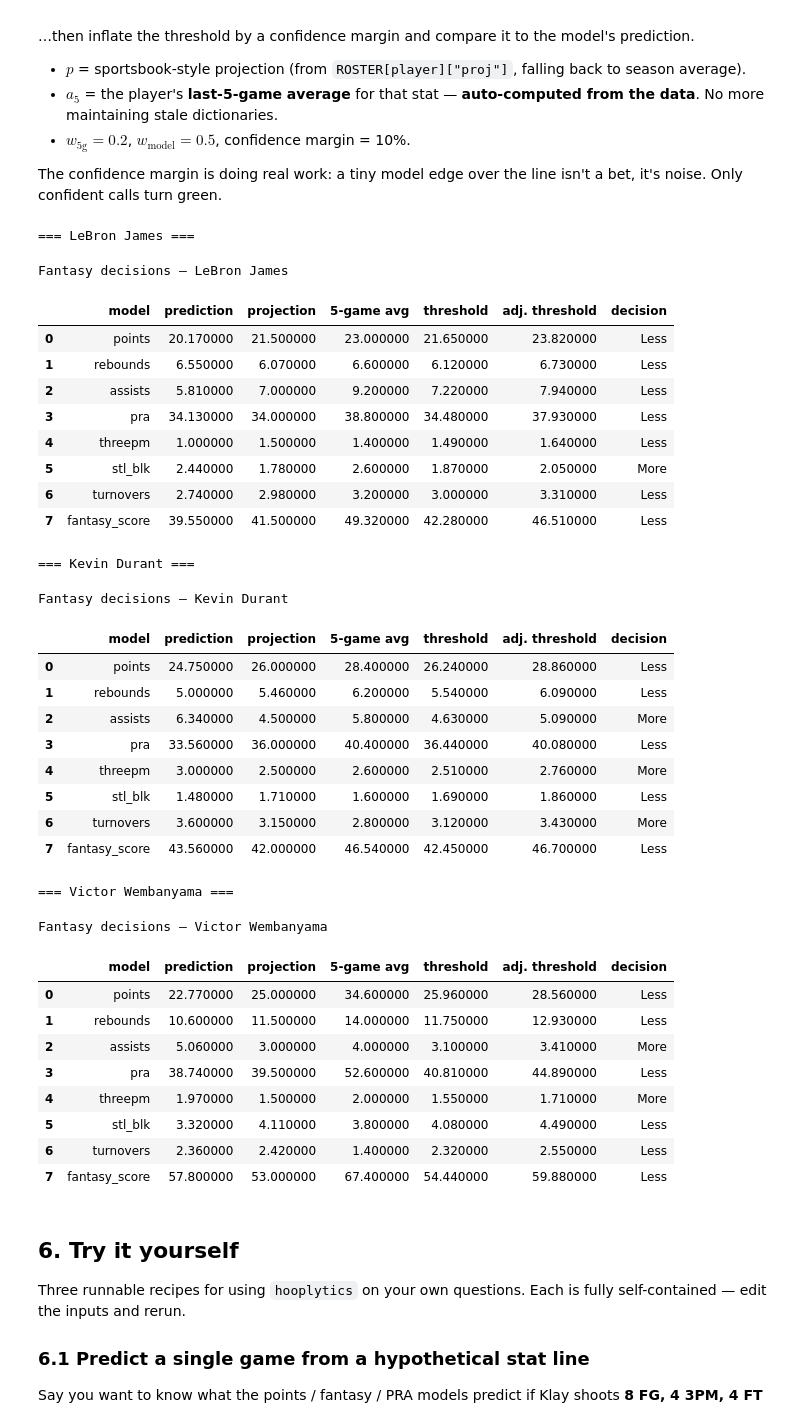
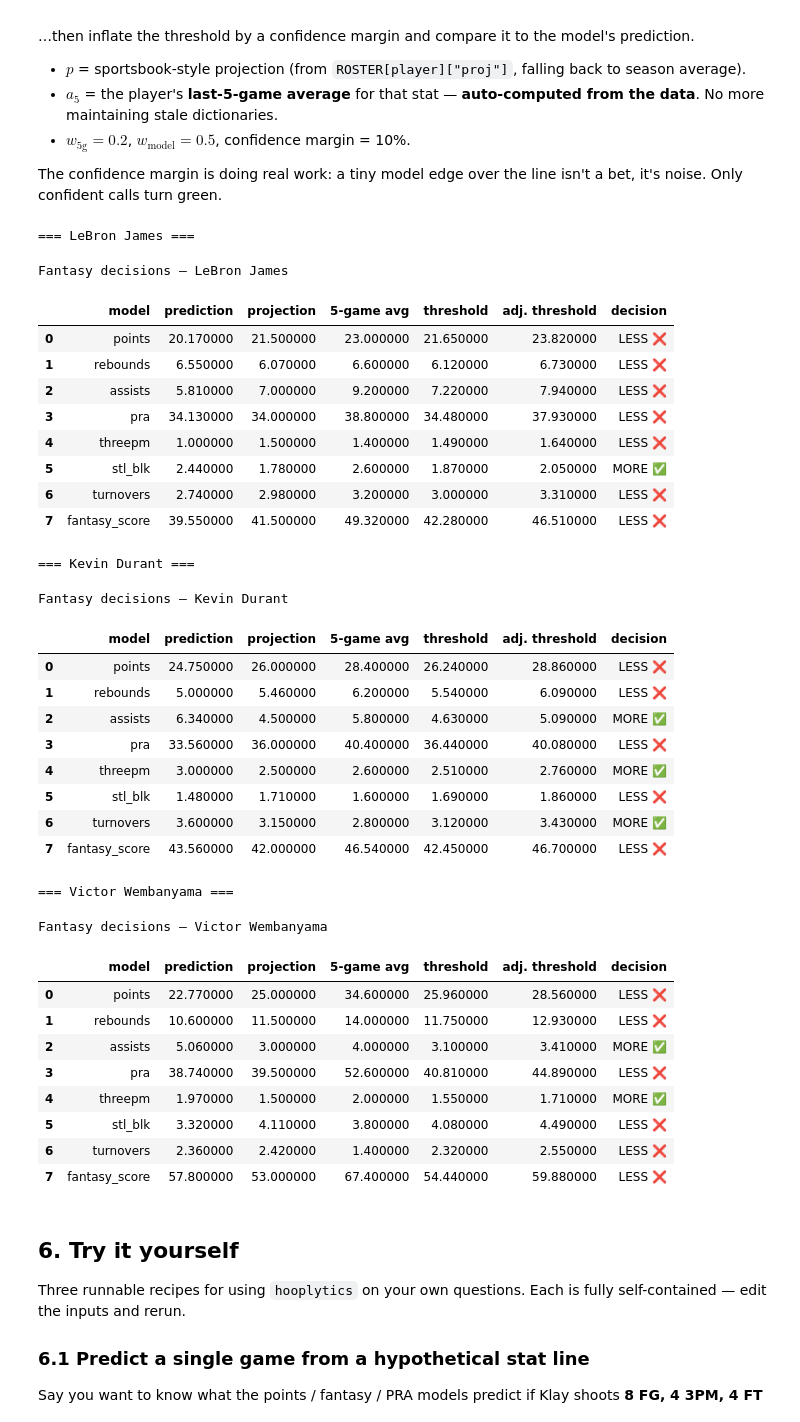
Before and after one commit to texasbe2trill/hooplytics, a Jupyter notebook: hooplytics.ipynb, the cells around one changed output. Saved outputs shown, nothing was run; the diff lists cells and outputs as text; code cells hidden in the pictures.

```diff
--- a/hooplytics.ipynb
+++ b/hooplytics.ipynb
@@ -438,7 +617,10 @@ MODEL_SPECS: dict[str, dict] = {
 }
 
 ALL_COLS = sorted({c for spec in MODEL_SPECS.values() for c in [*spec["features"], spec["target"]]})
-modeling_df = player_data[["player", *ALL_COLS]].dropna().reset_index(drop=True)
+# Carry game_date and MATCHUP through as non-feature metadata so the predicted-vs-actual
+# hover tooltips can identify which specific game each dot corresponds to.
+META_COLS = [c for c in ("game_date", "MATCHUP") if c in player_data.columns]
+modeling_df = player_data[["player", *META_COLS, *ALL_COLS]].dropna(subset=ALL_COLS).reset_index(drop=True)
 
 train_df, test_df = train_test_split(modeling_df, test_size=0.2, random_state=123)
 print(f"Train: {len(train_df):,}  |  Test: {len(test_df):,}")
@@ -676,65 +978,65 @@ def fantasy_decisions(
         five = float(five_game.get(model_name, np.nan))
 
         weighted = (weight_5_game * five + (1 - weight_5_game) * projection) if not np.isnan(five) else projection
         final_threshold = float(projection + weight_model * (weighted - projection))
         adjusted = float(final_threshold * (1 + confidence_margin))
-        decision = "More" if prediction > adjusted else "Less"
+        decision = "MORE ✅" if prediction > adjusted else "LESS ❌"
 
         out.append({
             "model": model_name,
             "prediction": round(prediction, 2),
             "projection": round(projection, 2),
             "5-game avg": round(five, 2) if not np.isnan(five) else None,
             "threshold": round(final_threshold, 2),
             "adj. threshold": round(adjusted, 2),
             "decision": decision,
         })
     return pd.DataFrame(out)
 
 
 for player in PLAYERS:
     print(f"\n=== {player} ===")
     table = fantasy_decisions(player)
     display(  # noqa: F821 — provided by IPython
         table.style.apply(
-            lambda r: ["background-color:#d4f4dd" if r["decision"] == "More" else "background-color:#fde2e1"] * len(r),
+            lambda r: ["background-color:#d4f4dd" if r["decision"].startswith("MORE") else "background-color:#fde2e1"] * len(r),
             axis=1,
         ).set_caption(f"Fantasy decisions — {player}")
     )
 # %% [output]
 === LeBron James ===
 Fantasy decisions — LeBron James
 |  | model | prediction | projection | 5-game avg | threshold | adj. threshold | decision |
-| 0 | points | 20.170000 | 21.500000 | 23.000000 | 21.650000 | 23.820000 | Less |
-| 1 | rebounds | 6.550000 | 6.070000 | 6.600000 | 6.120000 | 6.730000 | Less |
-| 2 | assists | 5.810000 | 7.000000 | 9.200000 | 7.220000 | 7.940000 | Less |
-| 3 | pra | 34.130000 | 34.000000 | 38.800000 | 34.480000 | 37.930000 | Less |
-| 4 | threepm | 1.000000 | 1.500000 | 1.400000 | 1.490000 | 1.640000 | Less |
-| 5 | stl_blk | 2.440000 | 1.780000 | 2.600000 | 1.870000 | 2.050000 | More |
-| 6 | turnovers | 2.740000 | 2.980000 | 3.200000 | 3.000000 | 3.310000 | Less |
-| 7 | fantasy_score | 39.550000 | 41.500000 | 49.320000 | 42.280000 | 46.510000 | Less |
+| 0 | points | 20.170000 | 21.500000 | 23.000000 | 21.650000 | 23.820000 | LESS ❌ |
+| 1 | rebounds | 6.550000 | 6.070000 | 6.600000 | 6.120000 | 6.730000 | LESS ❌ |
+| 2 | assists | 5.810000 | 7.000000 | 9.200000 | 7.220000 | 7.940000 | LESS ❌ |
+| 3 | pra | 34.130000 | 34.000000 | 38.800000 | 34.480000 | 37.930000 | LESS ❌ |
+| 4 | threepm | 1.000000 | 1.500000 | 1.400000 | 1.490000 | 1.640000 | LESS ❌ |
+| 5 | stl_blk | 2.440000 | 1.780000 | 2.600000 | 1.870000 | 2.050000 | MORE ✅ |
+| 6 | turnovers | 2.740000 | 2.980000 | 3.200000 | 3.000000 | 3.310000 | LESS ❌ |
+| 7 | fantasy_score | 39.550000 | 41.500000 | 49.320000 | 42.280000 | 46.510000 | LESS ❌ |
 === Kevin Durant ===
 Fantasy decisions — Kevin Durant
 |  | model | prediction | projection | 5-game avg | threshold | adj. threshold | decision |
-| 0 | points | 24.750000 | 26.000000 | 28.400000 | 26.240000 | 28.860000 | Less |
-| 1 | rebounds | 5.000000 | 5.460000 | 6.200000 | 5.540000 | 6.090000 | Less |
-| 2 | assists | 6.340000 | 4.500000 | 5.800000 | 4.630000 | 5.090000 | More |
-| 3 | pra | 33.560000 | 36.000000 | 40.400000 | 36.440000 | 40.080000 | Less |
-| 4 | threepm | 3.000000 | 2.500000 | 2.600000 | 2.510000 | 2.760000 | More |
-| 5 | stl_blk | 1.480000 | 1.710000 | 1.600000 | 1.690000 | 1.860000 | Less |
-| 6 | turnovers | 3.600000 | 3.150000 | 2.800000 | 3.120000 | 3.430000 | More |
-| 7 | fantasy_score | 43.560000 | 42.000000 | 46.540000 | 42.450000 | 46.700000 | Less |
+| 0 | points | 24.750000 | 26.000000 | 28.400000 | 26.240000 | 28.860000 | LESS ❌ |
+| 1 | rebounds | 5.000000 | 5.460000 | 6.200000 | 5.540000 | 6.090000 | LESS ❌ |
+| 2 | assists | 6.340000 | 4.500000 | 5.800000 | 4.630000 | 5.090000 | MORE ✅ |
+| 3 | pra | 33.560000 | 36.000000 | 40.400000 | 36.440000 | 40.080000 | LESS ❌ |
+| 4 | threepm | 3.000000 | 2.500000 | 2.600000 | 2.510000 | 2.760000 | MORE ✅ |
+| 5 | stl_blk | 1.480000 | 1.710000 | 1.600000 | 1.690000 | 1.860000 | LESS ❌ |
+| 6 | turnovers | 3.600000 | 3.150000 | 2.800000 | 3.120000 | 3.430000 | MORE ✅ |
+| 7 | fantasy_score | 43.560000 | 42.000000 | 46.540000 | 42.450000 | 46.700000 | LESS ❌ |
 === Victor Wembanyama ===
 Fantasy decisions — Victor Wembanyama
 |  | model | prediction | projection | 5-game avg | threshold | adj. threshold | decision |
-| 0 | points | 22.770000 | 25.000000 | 34.600000 | 25.960000 | 28.560000 | Less |
-| 1 | rebounds | 10.600000 | 11.500000 | 14.000000 | 11.750000 | 12.930000 | Less |
-| 2 | assists | 5.060000 | 3.000000 | 4.000000 | 3.100000 | 3.410000 | More |
-| 3 | pra | 38.740000 | 39.500000 | 52.600000 | 40.810000 | 44.890000 | Less |
-| 4 | threepm | 1.970000 | 1.500000 | 2.000000 | 1.550000 | 1.710000 | More |
-| 5 | stl_blk | 3.320000 | 4.110000 | 3.800000 | 4.080000 | 4.490000 | Less |
-| 6 | turnovers | 2.360000 | 2.420000 | 1.400000 | 2.320000 | 2.550000 | Less |
-| 7 | fantasy_score | 57.800000 | 53.000000 | 67.400000 | 54.440000 | 59.880000 | Less |
+| 0 | points | 22.770000 | 25.000000 | 34.600000 | 25.960000 | 28.560000 | LESS ❌ |
+| 1 | rebounds | 10.600000 | 11.500000 | 14.000000 | 11.750000 | 12.930000 | LESS ❌ |
+| 2 | assists | 5.060000 | 3.000000 | 4.000000 | 3.100000 | 3.410000 | MORE ✅ |
+| 3 | pra | 38.740000 | 39.500000 | 52.600000 | 40.810000 | 44.890000 | LESS ❌ |
+| 4 | threepm | 1.970000 | 1.500000 | 2.000000 | 1.550000 | 1.710000 | MORE ✅ |
+| 5 | stl_blk | 3.320000 | 4.110000 | 3.800000 | 4.080000 | 4.490000 | LESS ❌ |
+| 6 | turnovers | 2.360000 | 2.420000 | 1.400000 | 2.320000 | 2.550000 | LESS ❌ |
+| 7 | fantasy_score | 57.800000 | 53.000000 | 67.400000 | 54.440000 | 59.880000 | LESS ❌ |
 # %% [markdown]
 ## 6. Try it yourself
 
```
Also changed, not shown: parts of 14 cells of this notebook, 2 other files.
